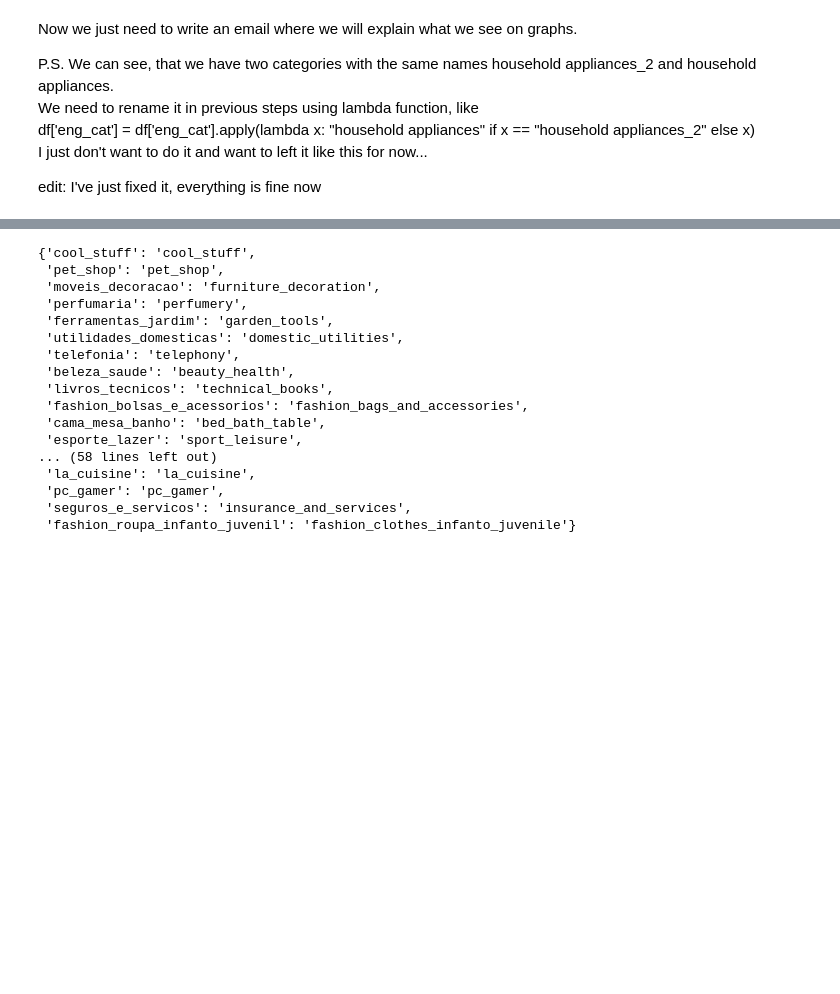
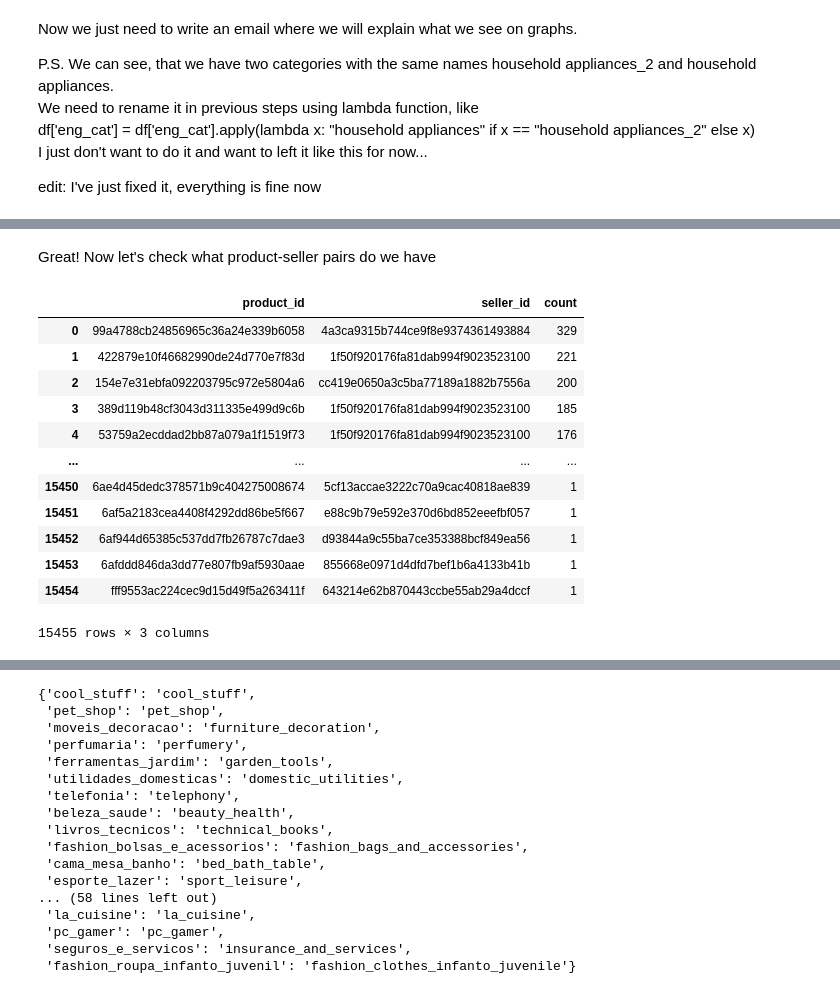
Before and after one commit to MaratJilikbaev/brazilian_e_commerce, a Jupyter notebook: research/goal_realization.ipynb, the cells around one changed output, grey strips where cells are left out. Cells and saved outputs as stored; diff of their text form; code cells hidden in the pictures; blank space fills up the shorter version.

```diff
--- a/research/goal_realization.ipynb
+++ b/research/goal_realization.ipynb
@@ -823,0 +888,3 @@ edit: I've just fixed it, everything is fine now
+# %%
+black_friday_and_before_sales = df_orders_plus_for_spark[df_orders_plus_for_spark['order_purchase_date'] <= '2017-11-28']
+black_friday_and_before_sales.order_purchase_date.max()
@@ -823,0 +917,20 @@ edit: I've just fixed it, everything is fine now
+# %% [markdown]
+Great! Now let's check what product-seller pairs do we have
+# %%
+product_seller_pair = black_friday_and_before_sales[['product_id', 'seller_id', 'order_id']].groupby(['product_id', 'seller_id']).count().sort_values('order_id', ascending=False).reset_index()
+product_seller_pair.columns = ['product_id', 'seller_id', 'count']
+product_seller_pair
+# %% [output]
+|  | product_id | seller_id | count |
+| 0 | 99a4788cb24856965c36a24e339b6058 | 4a3ca9315b744ce9f8e9374361493884 | 329 |
+| 1 | 422879e10f46682990de24d770e7f83d | 1f50f920176fa81dab994f9023523100 | 221 |
+| 2 | 154e7e31ebfa092203795c972e5804a6 | cc419e0650a3c5ba77189a1882b7556a | 200 |
+| 3 | 389d119b48cf3043d311335e499d9c6b | 1f50f920176fa81dab994f9023523100 | 185 |
+| 4 | 53759a2ecddad2bb87a079a1f1519f73 | 1f50f920176fa81dab994f9023523100 | 176 |
+| ... | ... | ... | ... |
+| 15450 | 6ae4d45dedc378571b9c404275008674 | 5cf13accae3222c70a9cac40818ae839 | 1 |
+| 15451 | 6af5a2183cea4408f4292dd86be5f667 | e88c9b79e592e370d6bd852eeefbf057 | 1 |
+| 15452 | 6af944d65385c537dd7fb26787c7dae3 | d93844a9c55ba7ce353388bcf849ea56 | 1 |
+| 15453 | 6afddd846da3dd77e807fb9af5930aae | 855668e0971d4dfd7bef1b6a4133b41b | 1 |
+| 15454 | fff9553ac224cec9d15d49f5a263411f | 643214e62b870443ccbe55ab29a4dccf | 1 |
+15455 rows × 3 columns
```
Also changed, not shown: parts of 36 cells of this notebook.
